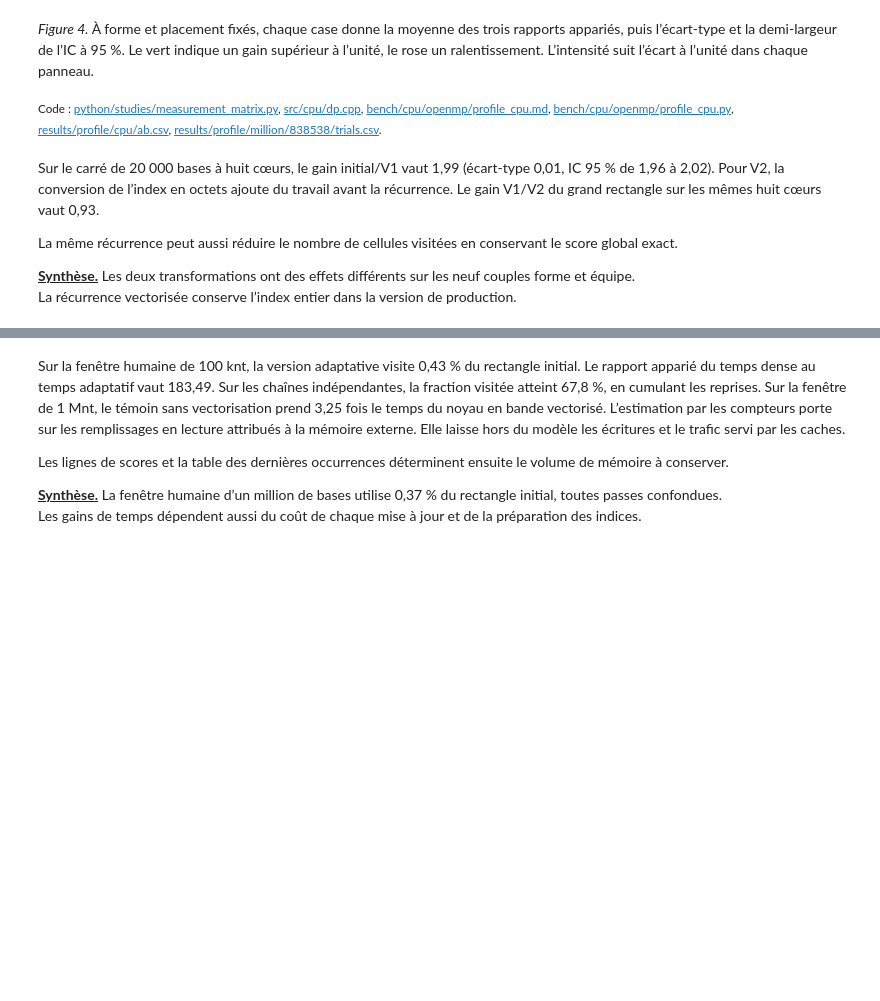
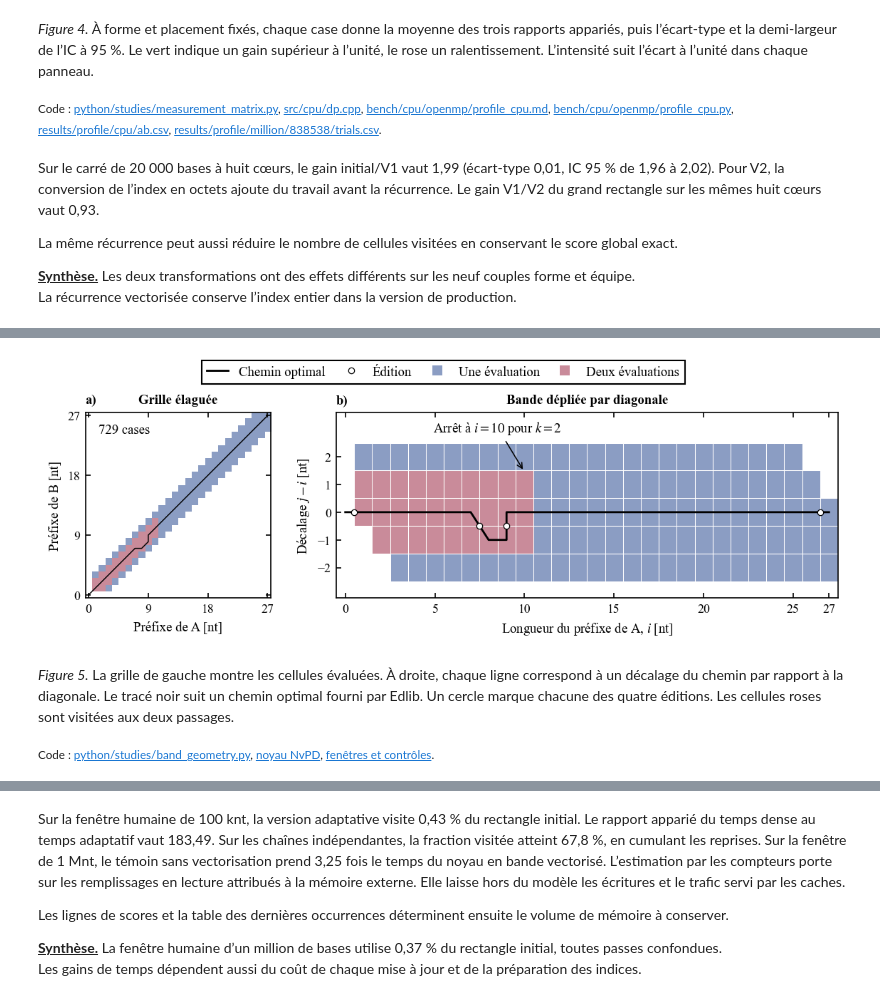
Before and after one commit to wolf75222/nvpd-edit-distance, a Jupyter notebook: notebooks/profil_nvpd.ipynb, the cells around one changed output, grey strips where cells are left out. Saved outputs shown, nothing was run; the diff lists cells and outputs as text; code cells hidden in the pictures; blank space fills up the shorter version.

Commit message:
Map adaptive alignment, Hilbert partitions and chromosome revisions

```diff
--- a/notebooks/profil_nvpd.ipynb
+++ b/notebooks/profil_nvpd.ipynb
@@ -69,7 +69,7 @@ FIG.mkdir(exist_ok=True)
 pd.options.display.float_format = "{:.3g}".format
 
 
-def nv_save(figure, name):
+def nv_save(figure, name, *, vector=False, alt=None):
     with BytesIO() as buffer:
         figure.savefig(buffer, format="png")
         png = buffer.getvalue()
@@ -78,6 +78,10 @@ def nv_save(figure, name):
     axes = [" et ".join(label for label in (axis.get_xlabel(), axis.get_ylabel()) if label)
             for axis in figure.axes]
     description = name.split("/")[-1].replace("_", " ") + ". " + ". ".join(filter(None, axes))
+    description = alt or description
+    if vector:
+        with ct_plot.atomic_figure(FIG / (name + ".pdf")) as stream, plt.rc_context({"pdf.fonttype": 42}):
+            figure.savefig(stream, format="pdf", metadata={"Title": description, "CreationDate": None})
     display(Image(data=png), metadata={"image/png": {"alt": description}})
     plt.close(figure)
 
@@ -471,0 +486,19 @@ La même récurrence peut aussi réduire le nombre de cellules visitées en cons
+# %%
+from studies.band_geometry import make_figure as bg_figure, study as bg_study
+
+bg_geometry = bg_study(ROOT)
+bg_visits = bg_geometry["visits"]
+for bg_key, bg_value in {
+    "dense": bg_visits.size,
+    "distinct": np.count_nonzero(bg_visits),
+    "revisited": np.count_nonzero(bg_visits == 2),
+    "updates": bg_visits.sum(),
+}.items():
+    nv_stats.add(5, "cells", "nvpd-adaptive", bg_key, [bg_value], "fixed_human_interval")
+nv_save(bg_figure(bg_geometry), "cpu/geometrie_bande", vector=True, alt='La bande adaptative et le chemin optimal sur un fragment du chromosome 20.')
+# %% [output]
+[figure, added]
+# %% [markdown]
+*Figure 5.* La grille de gauche montre les cellules évaluées. À droite, chaque ligne correspond à un décalage du chemin par rapport à la diagonale. Le tracé noir suit un chemin optimal fourni par Edlib. Un cercle marque chacune des quatre éditions. Les cellules roses sont visitées aux deux passages.
+
+<sub>Code : [python/studies/band_geometry.py](../python/studies/band_geometry.py), [noyau NvPD](../src/cpu/nvpd_adaptive.cpp), [fenêtres et contrôles](../results/adaptive/geometry/README.md).</sub>
```
Also changed, not shown: parts of 173 cells of this notebook, 27 other files.
